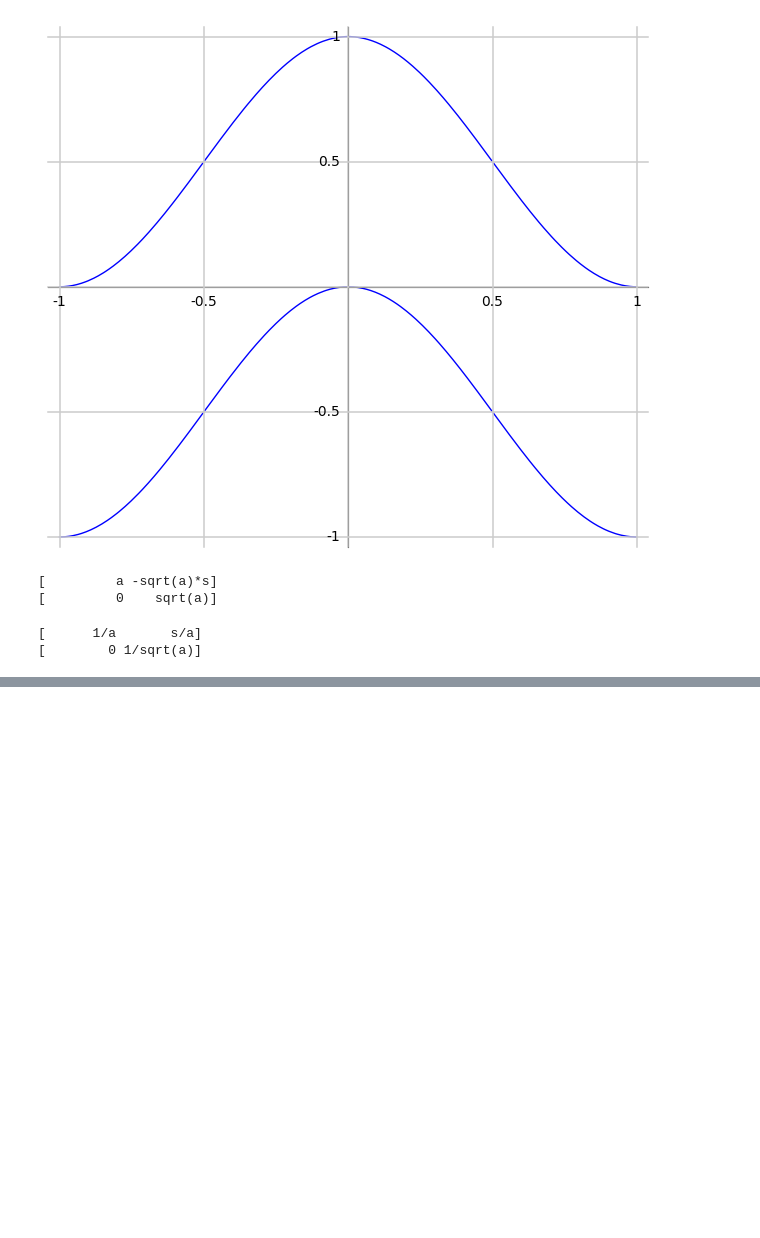
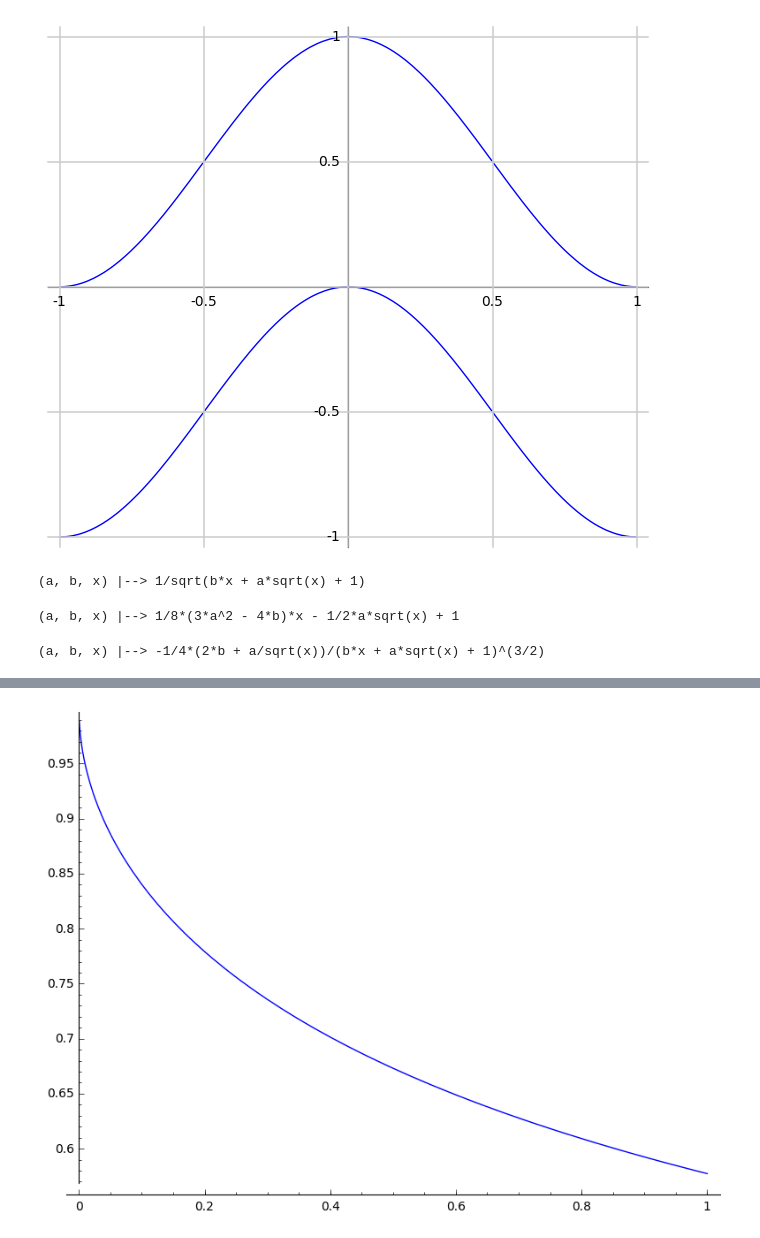
Before and after one commit to jlbosse/Bachelorarbeit, a Jupyter notebook: Animationen.ipynb, the cells around one changed output, grey strips where cells are left out. Saved outputs shown, nothing was run; the diff lists cells and outputs as text; code cells hidden in the pictures; blank space fills up the shorter version.

```diff
--- a/Animationen.ipynb
+++ b/Animationen.ipynb
@@ -307,15 +307,19 @@ plot(-0.5+0.5*sin(pi*(x+0.5)))+\
 plot(0.5+0.5*cos(pi*x))
 # %% [output]
 [figure]
-# %%
-var('a s')
-A = matrix([[a, -sqrt(a)*s ],[0,sqrt(a)]])
-A
-# %% [output]
-[         a -sqrt(a)*s]
-[         0    sqrt(a)]
-# %%
-A.inverse()
-# %% [output]
-[      1/a       s/a]
-[        0 1/sqrt(a)]
+# %%
+var('a,b,x')
+f(a,b,x) = 1/sqrt(1+a*sqrt(x)+b*x)
+g(a,b,x) = 1/sqrt(1+a*sqrt(x)*)
+pretty_print(f)
+f.taylor(x,0,1)
+# %% [output]
+(a, b, x) |--> 1/sqrt(b*x + a*sqrt(x) + 1)
+(a, b, x) |--> 1/8*(3*a^2 - 4*b)*x - 1/2*a*sqrt(x) + 1
+# %%
+f.diff(x)
+# %% [output]
+(a, b, x) |--> -1/4*(2*b + a/sqrt(x))/(b*x + a*sqrt(x) + 1)^(3/2)
+# %%
+plot(f(1,1,x),(x,-1,1))
+# %% [output]
@@ -321,0 +328 @@ A.inverse()
+[figure, added]
```
Also changed, not shown: parts of 4 cells of this notebook, 3 other files.
